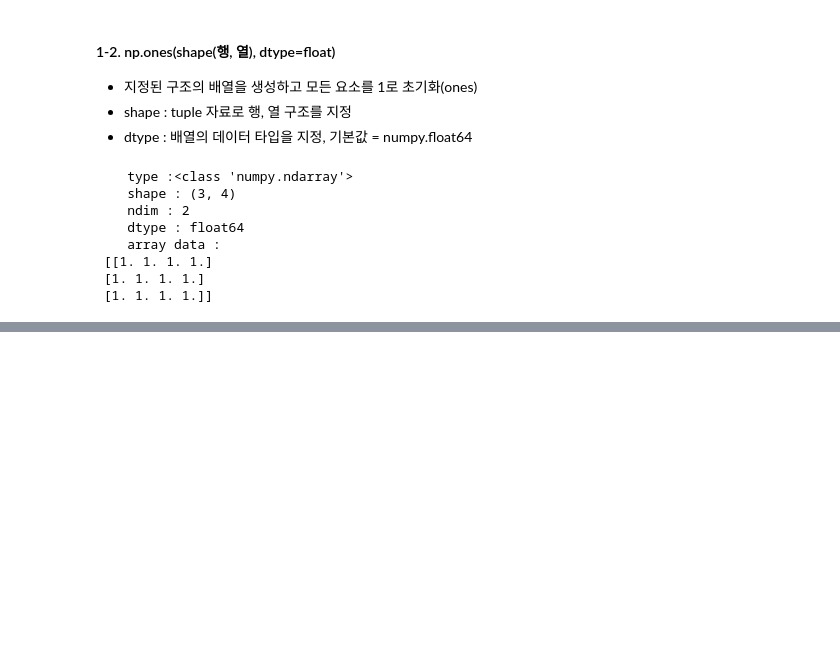
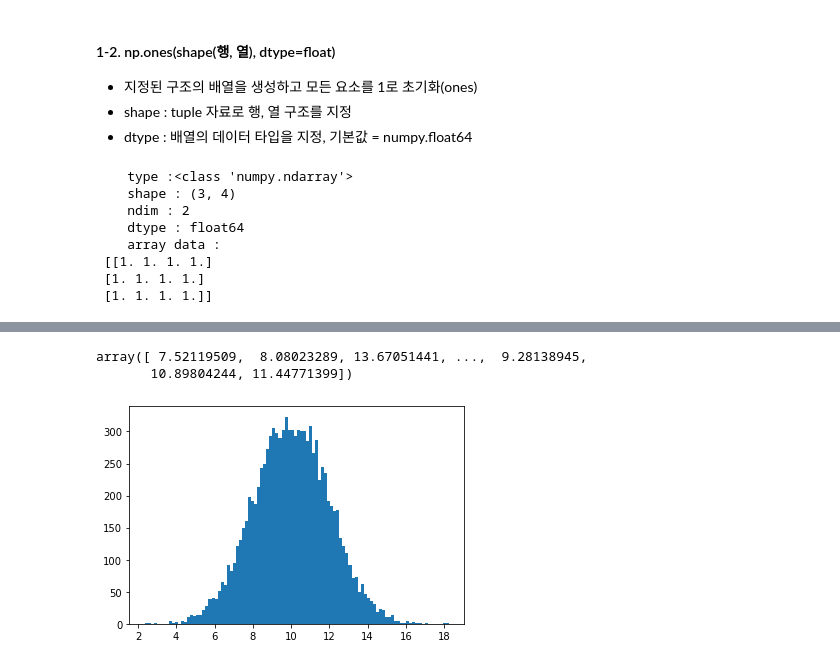
Before and after one commit to jjjjjjji-hun/python-basic, a Jupyter notebook: 넘파이/numpy 기초.ipynb, the cells around one changed output, grey strips where cells are left out. Cells and saved outputs as stored; diff of their text form; code cells hidden in the pictures; blank space fills up the shorter version.

```diff
--- a/넘파이/numpy 기초.ipynb
+++ b/넘파이/numpy 기초.ipynb
@@ -274,0 +634,11 @@ np_print(arr)
+# %%
+# 정규분포 데이터로 이루어진 배열에 대한 시각화
+# 평균 10, 표준편차 2인 표준정규분포에서 추출한 10000개의 데이터
+
+data = np.random.normal(10, 2, 10000)
+data
+# 10 +- 2 = 70%(8~12) 1표준편차 범위
+# 6.08 ~13.92 = 95%(2 * 1.96) 2표준편차 범위
+# %% [output]
+array([ 7.52119509,  8.08023289, 13.67051441, ...,  9.28138945,
+       10.89804244, 11.44771399])
@@ -274,0 +648,5 @@ np_print(arr)
+# %%
+plt.hist(data, bins=100) # bins : 구간의 개수 -> bins가 작을수록 세분화됨.
+plt.show()
+# %% [output]
+[figure, added]
```
Also changed, not shown: parts of 42 cells of this notebook.
